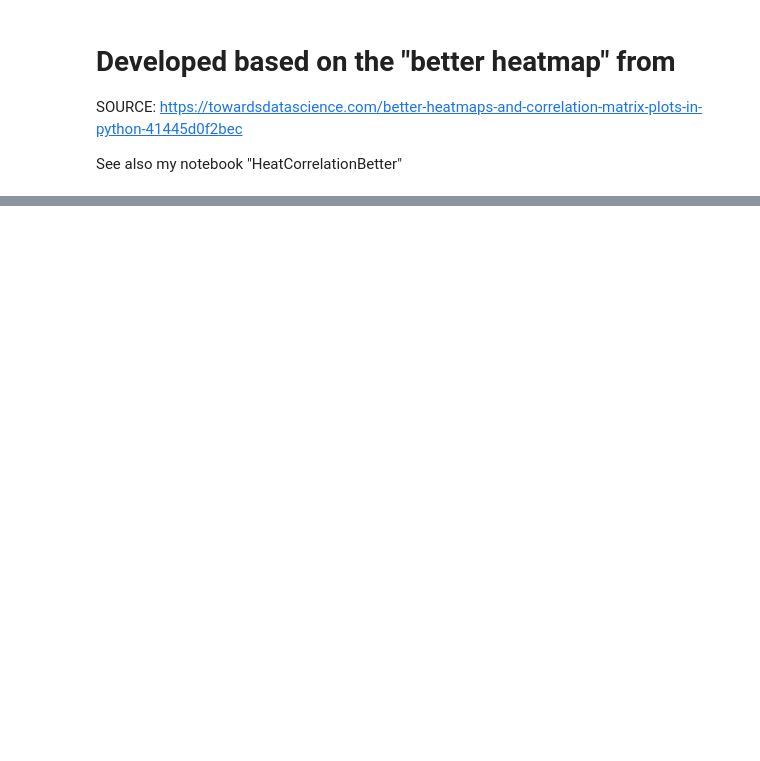
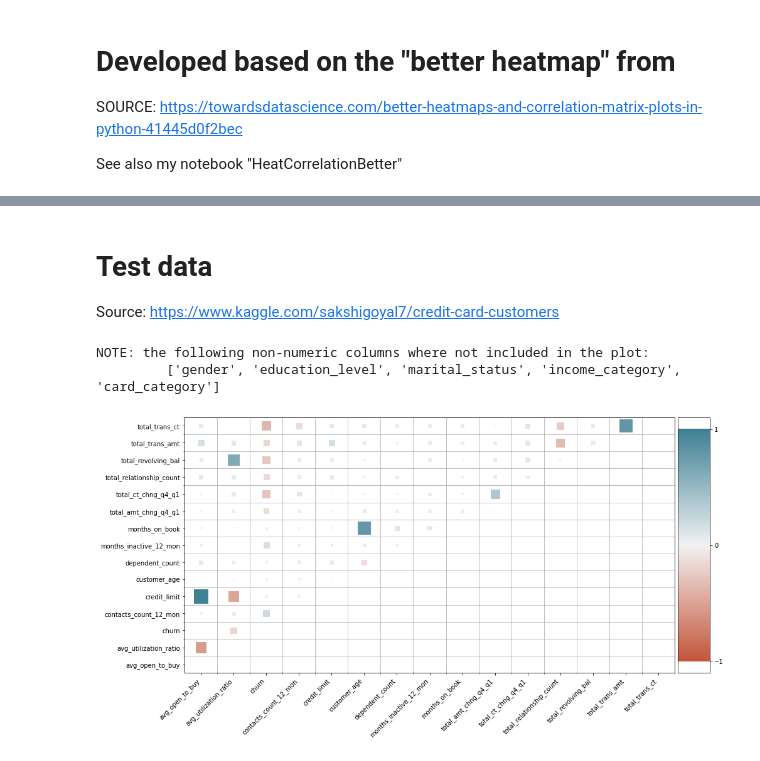
Before and after one commit to drbarak/Project2_EDA, a Jupyter notebook: improvedHeatMap.ipynb, the cells around one changed output, grey strips where cells are left out. Cells and saved outputs as stored; diff of their text form; code cells hidden in the pictures; blank space fills up the shorter version.

```diff
--- a/improvedHeatMap.ipynb
+++ b/improvedHeatMap.ipynb
@@ -6,6 +6,14 @@
 SOURCE: https://towardsdatascience.com/better-heatmaps-and-correlation-matrix-plots-in-python-41445d0f2bec
 
 See also my notebook "HeatCorrelationBetter"
+# %%
+import pandas as pd
+import matplotlib.pyplot as plt
+from IPython.display import display
+import seaborn as sns
+import numpy as np
+p = print
+d = display
 # %%
 n_colors = 256 # Use 256 colors for the diverging color palette
 color_min, color_max = [-1, 1] # Range of values that will be mapped to the palette, i.e. min and max possible correlation
@@ -18,7 +26,12 @@ def value_to_color(val):
     ind = int(val_position * (n_colors - 1)) # target index in the color palette
     return palette[ind]
 
-def heatmap(x, y, size, color):
+def heatmap_static(corr):
+    x=corr['x']
+    y=corr['y']
+    size=corr['value'].abs()
+    color=corr.value
+
     # Step 1
     n = np.sqrt(len(x))
     fig = plt.figure(figsize=(max(4, n), max(4, n / 2)))
@@ -81,3 +94,5 @@ def heatmap(x, y, size, color):
     ax.set_xticks([]) # Remove horizontal ticks
     ax.set_yticks(np.linspace(min(bar_y), max(bar_y), 3)) # Show vertical ticks for min, middle and max
     ax.yaxis.tick_right() # Show vertical ticks on the right
+
+    plt.show()
@@ -114,13 +196,40 @@ def clear_corr(df, clear, display_table=True):
     display(corr.head())
   return corr
 # %%
-def display_corr(df, clear=None, display_table=True):
+def display_corr(df, clear='diagonal', display_table=True, static=True):
   # first remove all non numeric columns
-  s = df.dtypes[df.dtypes != 'int64'][df.dtypes != 'float64']
+  s = df.dtypes[df.dtypes != 'int64'][df.dtypes != 'float64'][df.dtypes != 'bool']
+  if len(s) > 0:
+    print('NOTE: the following non-numeric columns where not included in the plot:')
+    print('\t',list(s.index))
+    print()
   corr = df
   for c in s.index:
     corr = corr.drop(c, axis=1)
+
   corr = clear_corr(corr, clear, display_table)
   corr = pd.melt(corr.reset_index(), id_vars='index') # Unpivot the dataframe, so we can get pair of arrays for x and y
   corr.columns = ['x', 'y', 'value']
-  heatmap(x=corr['x'], y=corr['y'], size=corr['value'].abs(), color=corr.value)    corr = clear_corr(df, clear)
+  corr = corr.round({'value': 6})
+  if static:
+    heatmap_static(corr)
+  else:
+    heatmap(corr)
+# %% [markdown]
+# Test data
+
+Source: https://www.kaggle.com/sakshigoyal7/credit-card-customers
+# %%
+dfa = pd.read_csv('BankChurners.csv')
+dfa.drop(dfa.columns[-2:], axis=1, inplace=True)
+dfa.rename(columns={'CLIENTNUM': 'Client_num'}, inplace=True)
+dfa.columns = dfa.columns.str.lower()
+dfa.set_index('client_num', inplace=True)
+dfa.rename(columns={'attrition_flag': 'churn'}, inplace=True)
+dfa.churn = dfa['churn'].apply(lambda x: False if x == 'Existing Customer' else True)
+# %%
+display_corr(dfa, clear='LowerRightDiagonal', display_table=False)
+# %% [output]
+NOTE: the following non-numeric columns where not included in the plot:
+         ['gender', 'education_level', 'marital_status', 'income_category', 'card_category']
+[figure, added]
```
Also changed, not shown: parts of 6 cells of this notebook.
